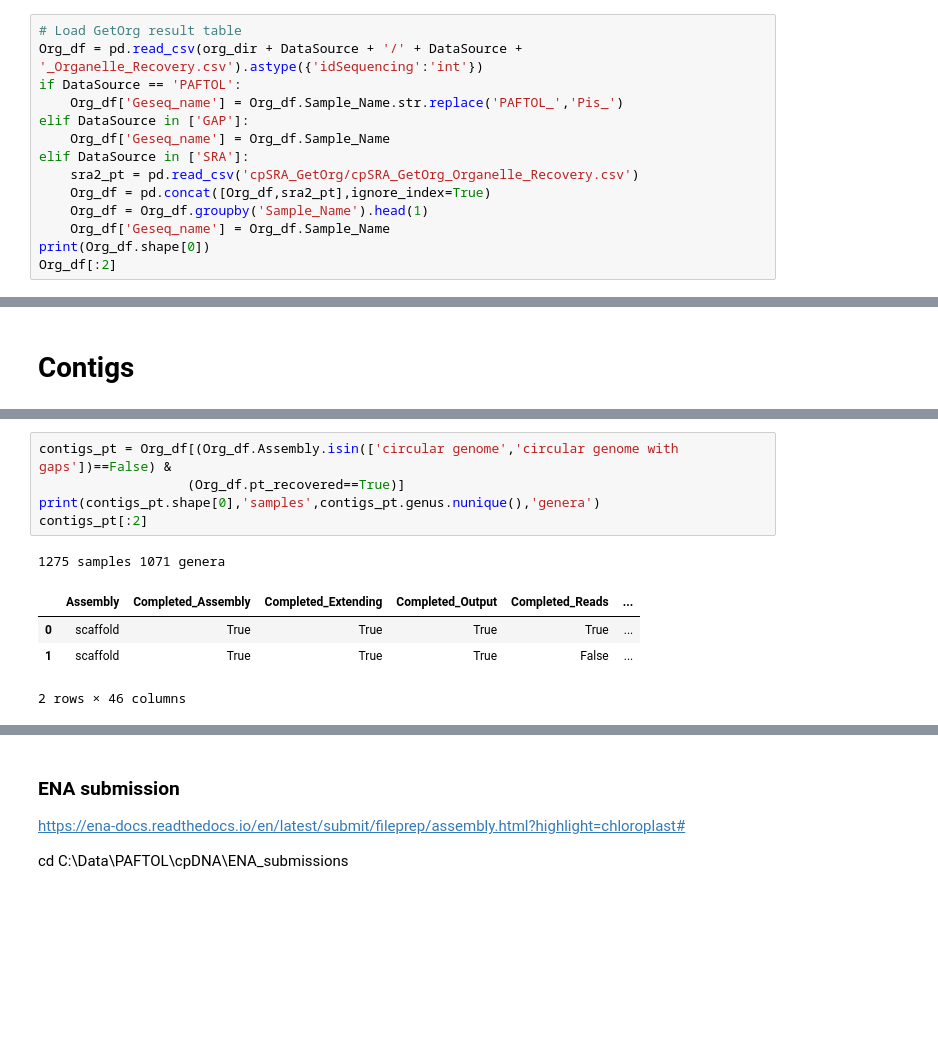
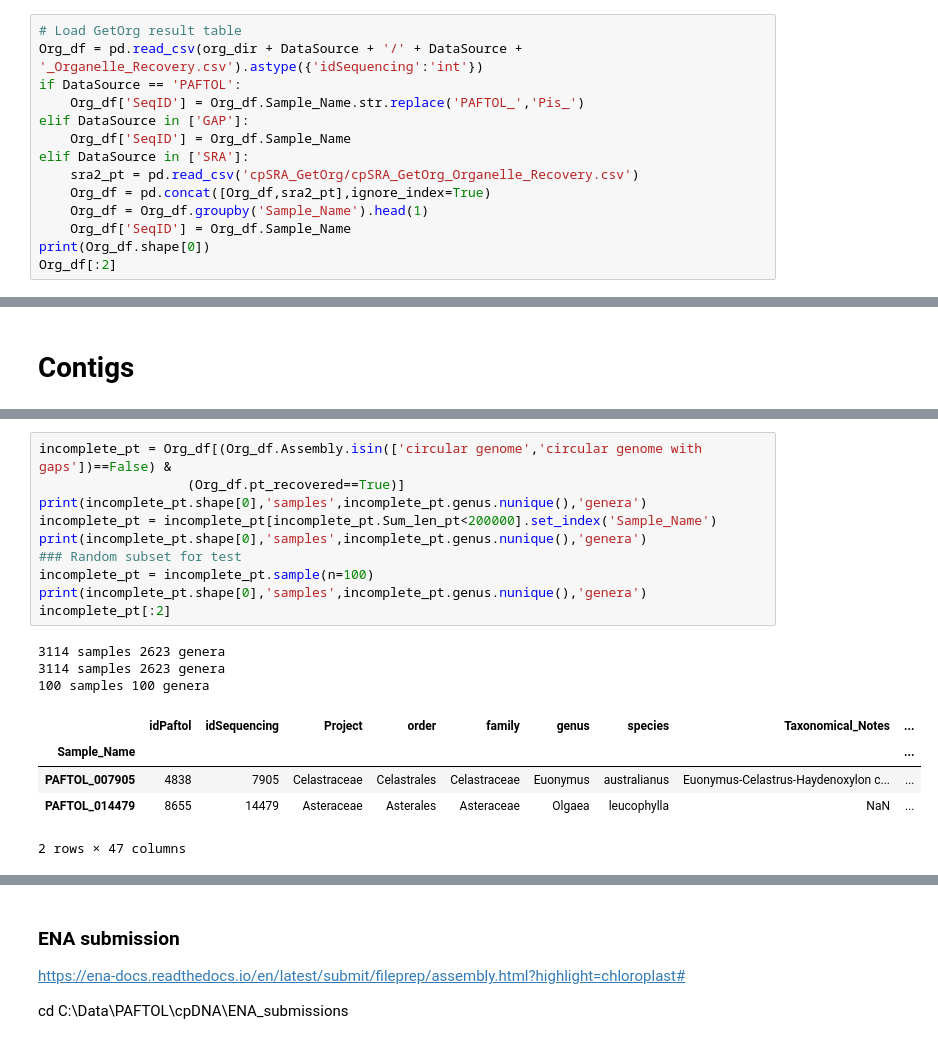
Before and after one commit to RBGKew/cpDNA, a Jupyter notebook: ENA_plastome_submission.ipynb, the cells around one changed output, grey strips where cells are left out. Drawn from its saved outputs; the diff is of its cells as text; blank space fills up the shorter version.

```diff
--- a/ENA_plastome_submission.ipynb
+++ b/ENA_plastome_submission.ipynb
@@ -28,14 +33,14 @@ if not os.path.exists(sdir):
 # Load GetOrg result table
 Org_df = pd.read_csv(org_dir + DataSource + '/' + DataSource + '_Organelle_Recovery.csv').astype({'idSequencing':'int'})
 if DataSource == 'PAFTOL':
-    Org_df['Geseq_name'] = Org_df.Sample_Name.str.replace('PAFTOL_','Pis_')
+    Org_df['SeqID'] = Org_df.Sample_Name.str.replace('PAFTOL_','Pis_')
 elif DataSource in ['GAP']:
-    Org_df['Geseq_name'] = Org_df.Sample_Name
+    Org_df['SeqID'] = Org_df.Sample_Name
 elif DataSource in ['SRA']:
     sra2_pt = pd.read_csv('cpSRA_GetOrg/cpSRA_GetOrg_Organelle_Recovery.csv')
     Org_df = pd.concat([Org_df,sra2_pt],ignore_index=True)
     Org_df = Org_df.groupby('Sample_Name').head(1)
-    Org_df['Geseq_name'] = Org_df.Sample_Name
+    Org_df['SeqID'] = Org_df.Sample_Name
 print(Org_df.shape[0])
 Org_df[:2]
 # %% [output]
@@ -128,11 +120,19 @@ whole_pt.to_csv(sdir + DataSource + '_wholePT.csv',index=False)
 # %%
-contigs_pt = Org_df[(Org_df.Assembly.isin(['circular genome','circular genome with gaps'])==False) &
+incomplete_pt = Org_df[(Org_df.Assembly.isin(['circular genome','circular genome with gaps'])==False) &
                    (Org_df.pt_recovered==True)]
-print(contigs_pt.shape[0],'samples',contigs_pt.genus.nunique(),'genera')
-contigs_pt[:2]
+print(incomplete_pt.shape[0],'samples',incomplete_pt.genus.nunique(),'genera')
+incomplete_pt = incomplete_pt[incomplete_pt.Sum_len_pt<200000].set_index('Sample_Name')
+print(incomplete_pt.shape[0],'samples',incomplete_pt.genus.nunique(),'genera')
+### Random subset for test
+incomplete_pt = incomplete_pt.sample(n=100)
+print(incomplete_pt.shape[0],'samples',incomplete_pt.genus.nunique(),'genera')
+incomplete_pt[:2]
 # %% [output]
-1275 samples 1071 genera
+3114 samples 2623 genera
+3114 samples 2623 genera
+100 samples 100 genera
-|  | Assembly | Completed_Assembly | Completed_Extending | Completed_Output | Completed_Reads | ... |
-| 0 | scaffold | True | True | True | True | ... |
-| 1 | scaffold | True | True | True | False | ... |
+|  | idPaftol | idSequencing | Project | order | family | genus | species | Taxonomical_Notes | ... |
+| Sample_Name |  |  |  |  |  |  |  |  | ... |
+| PAFTOL_007905 | 4838 | 7905 | Celastraceae | Celastrales | Celastraceae | Euonymus | australianus | Euonymus-Celastrus-Haydenoxylon c... | ... |
+| PAFTOL_014479 | 8655 | 14479 | Asteraceae | Asterales | Asteraceae | Olgaea | leucophylla | NaN | ... |
-2 rows × 46 columns
+2 rows × 47 columns
```
Also changed, not shown: parts of 27 cells of this notebook.
